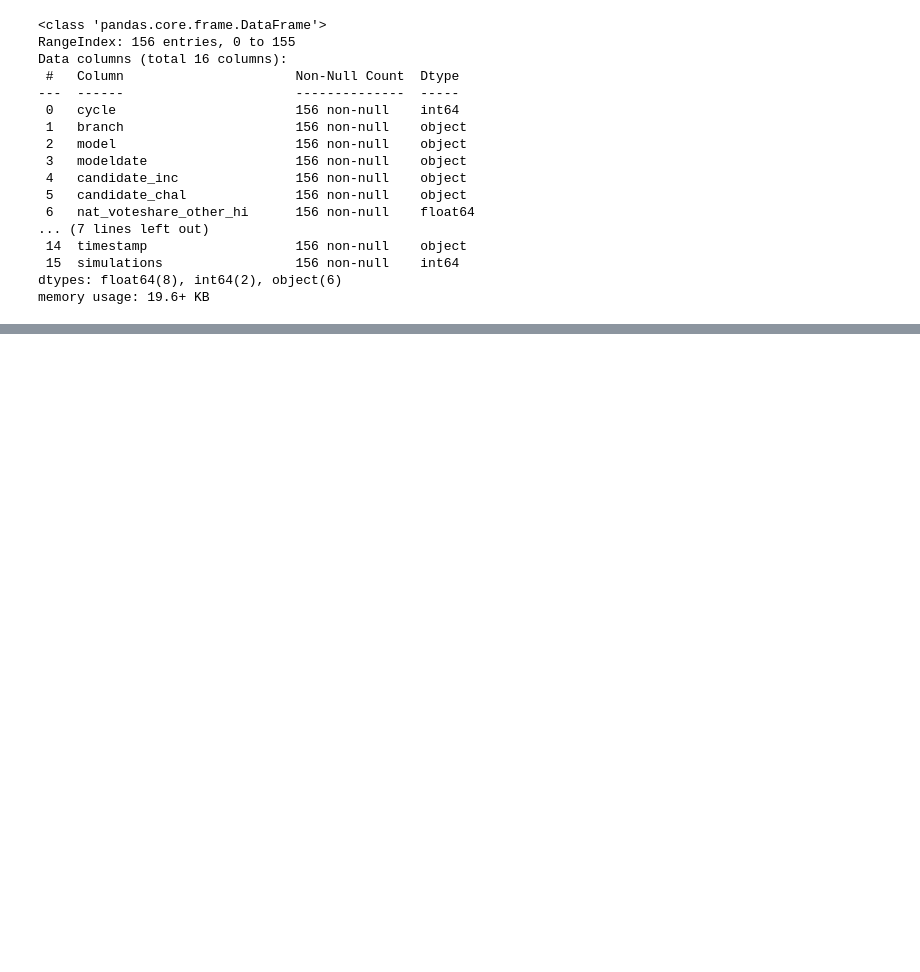
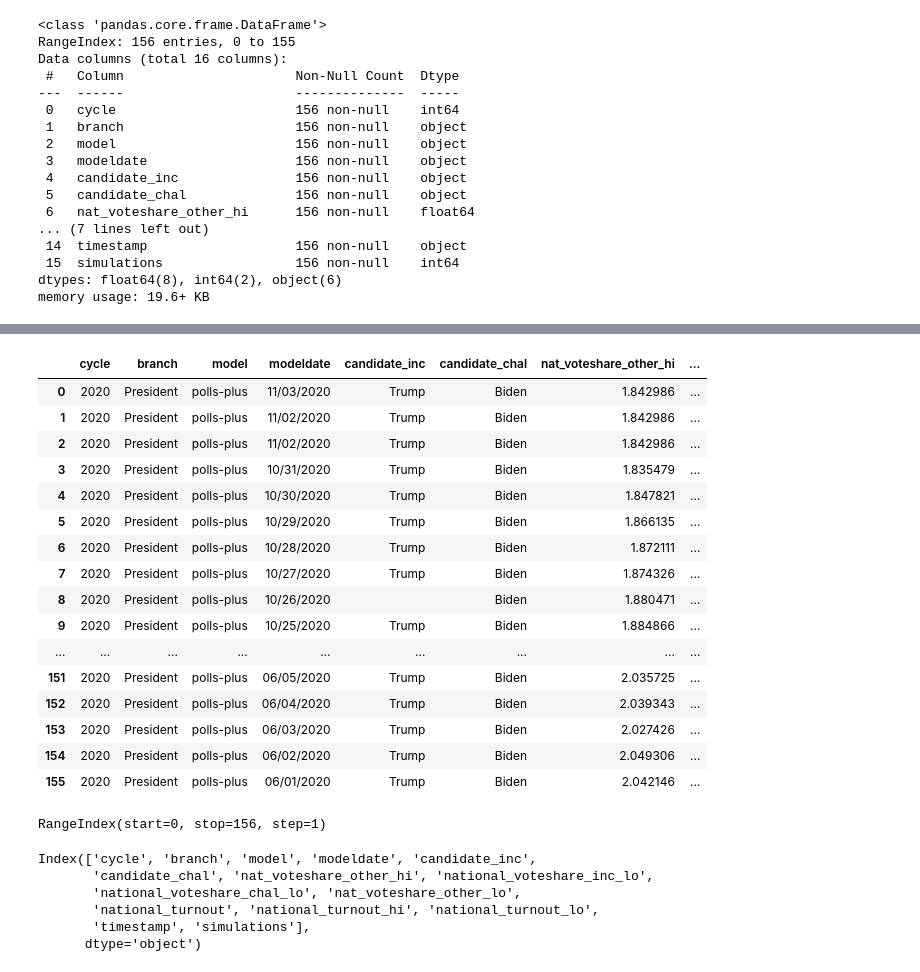
Before and after one commit to Jojomaque/DataScience, a Jupyter notebook: JojoClean_the_data.ipynb, the cells around one changed output, grey strips where cells are left out. Saved outputs shown, nothing was run; the diff lists cells and outputs as text; code cells hidden in the pictures; blank space fills up the shorter version.

```diff
--- a/JojoClean_the_data.ipynb
+++ b/JojoClean_the_data.ipynb
@@ -263,0 +324,36 @@ KeyError: ignored
+# %%
+
+pd.set_option('display.max_rows', 500)
+df
+# %% [output]
+|  | cycle | branch | model | modeldate | candidate_inc | candidate_chal | nat_voteshare_other_hi | ... |
+| 0 | 2020 | President | polls-plus | 11/03/2020 | Trump | Biden | 1.842986 | ... |
+| 1 | 2020 | President | polls-plus | 11/02/2020 | Trump | Biden | 1.842986 | ... |
+| 2 | 2020 | President | polls-plus | 11/02/2020 | Trump | Biden | 1.842986 | ... |
+| 3 | 2020 | President | polls-plus | 10/31/2020 | Trump | Biden | 1.835479 | ... |
+| 4 | 2020 | President | polls-plus | 10/30/2020 | Trump | Biden | 1.847821 | ... |
+| 5 | 2020 | President | polls-plus | 10/29/2020 | Trump | Biden | 1.866135 | ... |
+| 6 | 2020 | President | polls-plus | 10/28/2020 | Trump | Biden | 1.872111 | ... |
+| 7 | 2020 | President | polls-plus | 10/27/2020 | Trump | Biden | 1.874326 | ... |
+| 8 | 2020 | President | polls-plus | 10/26/2020 |  | Biden | 1.880471 | ... |
+| 9 | 2020 | President | polls-plus | 10/25/2020 | Trump | Biden | 1.884866 | ... |
+| ... | ... | ... | ... | ... | ... | ... | ... | ... |
+| 151 | 2020 | President | polls-plus | 06/05/2020 | Trump | Biden | 2.035725 | ... |
+| 152 | 2020 | President | polls-plus | 06/04/2020 | Trump | Biden | 2.039343 | ... |
+| 153 | 2020 | President | polls-plus | 06/03/2020 | Trump | Biden | 2.027426 | ... |
+| 154 | 2020 | President | polls-plus | 06/02/2020 | Trump | Biden | 2.049306 | ... |
+| 155 | 2020 | President | polls-plus | 06/01/2020 | Trump | Biden | 2.042146 | ... |
+# %%
+# examine the df data
+df.index     # “the index” (aka “the labels”)
+# %% [output]
+RangeIndex(start=0, stop=156, step=1)
+# %%
+df.columns   # column names
+# %% [output]
+Index(['cycle', 'branch', 'model', 'modeldate', 'candidate_inc',
+       'candidate_chal', 'nat_voteshare_other_hi', 'national_voteshare_inc_lo',
+       'national_voteshare_chal_lo', 'nat_voteshare_other_lo',
+       'national_turnout', 'national_turnout_hi', 'national_turnout_lo',
+       'timestamp', 'simulations'],
+      dtype='object')
```
Also changed, not shown: parts of 9 cells of this notebook.
